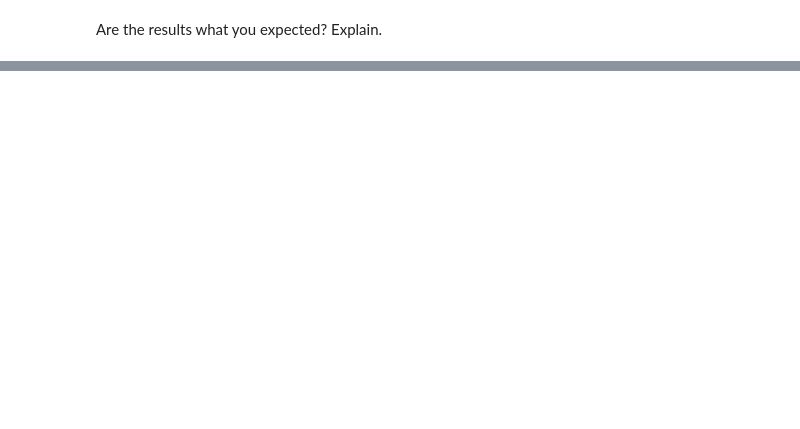
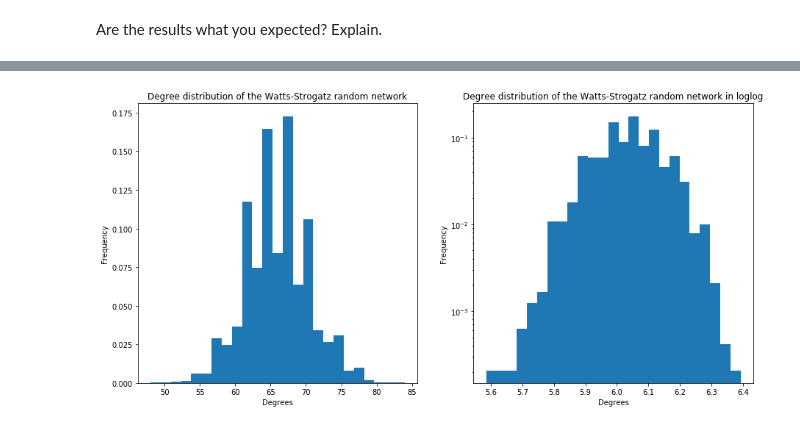
Before and after one commit to illorens/NTDS, a Jupyter notebook: 2_network_models.ipynb, the cells around one changed output, grey strips where cells are left out. Drawn from its saved outputs; the diff is of its cells as text; code cells hidden in the pictures; blank space fills up the shorter version.

```diff
--- a/2_network_models.ipynb
+++ b/2_network_models.ipynb
@@ -537,0 +524,20 @@ First we see very comparable distributions of the degrees following a power law,
+# %%
+# Your code here.
+plt.figure(figsize=(15,7))
+plt.subplot(121)
+weights_G_ba = np.ones_like(degree_G_ba) / float(N)
+plt.hist(degree_G_ba, weights=weights_G_ba, bins=25);
+plt.title('Degree distribution of the Watts-Strogatz random network')
+plt.xlabel('Degrees');
+plt.ylabel('Frequency');
+
+plt.subplot(122)
+weights_G_ba = np.ones_like(degree_G_ba) / float(N)
+plt.hist(np.log2(degree_G_ba), weights=weights_G_ba, bins=25, log=True);
+plt.title('Degree distribution of the Watts-Strogatz random network in loglog')
+plt.xlabel('Degrees');
+plt.ylabel('Frequency');
+
+plt.show()
+# %% [output]
+[figure, added]
```
Also changed, not shown: parts of 18 cells of this notebook.
